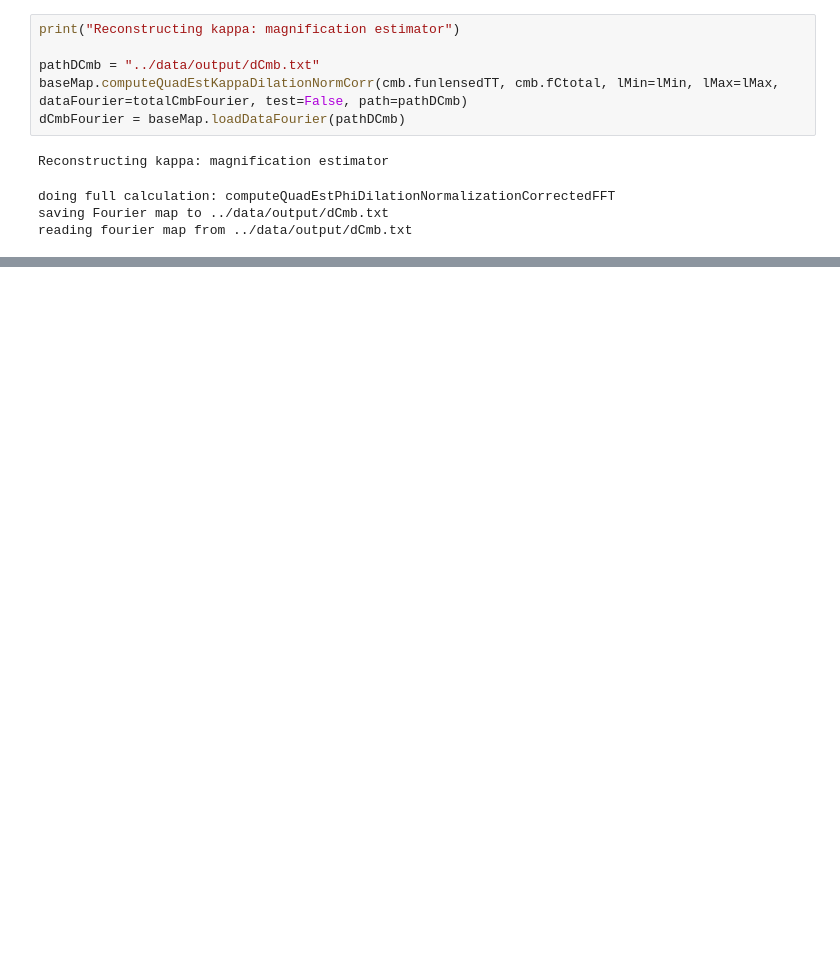
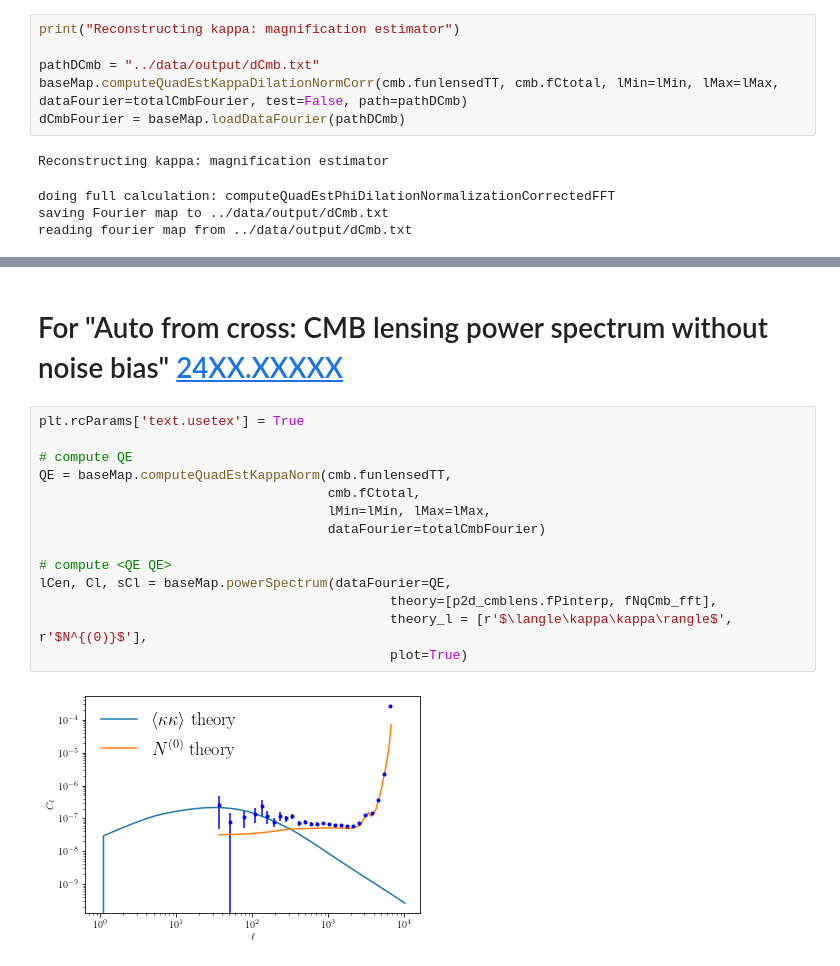
Before and after one commit to DelonShen/LensQuEst, a Jupyter notebook: demos/demo.ipynb, the cells around one changed output, grey strips where cells are left out. Saved outputs shown, nothing was run; the diff lists cells and outputs as text; blank space fills up the shorter version.

Commit message:
preparing for arxiv submission

```diff
--- a/demos/demo.ipynb
+++ b/demos/demo.ipynb
@@ -283,0 +284,18 @@ Cross-power: kappa_rec x kappa_true
+# %% [markdown]
+# For "Auto from cross: CMB lensing power spectrum without noise bias" [24XX.XXXXX](https://arxiv.org/abs/24XX.XXXXX)
+# %%
+plt.rcParams['text.usetex'] = True
+
+# compute QE
+QE = baseMap.computeQuadEstKappaNorm(cmb.funlensedTT,
+                                     cmb.fCtotal,
+                                     lMin=lMin, lMax=lMax,
+                                     dataFourier=totalCmbFourier)
+
+# compute <QE QE>
+lCen, Cl, sCl = baseMap.powerSpectrum(dataFourier=QE,
+                                             theory=[p2d_cmblens.fPinterp, fNqCmb_fft],
+                                             theory_l = [r'$\langle\kappa\kappa\rangle$', r'$N^{(0)}$'],
+                                             plot=True)
+# %% [output]
+[figure, added]
```
Also changed, not shown: parts of 15 cells of this notebook, 7 other files.
